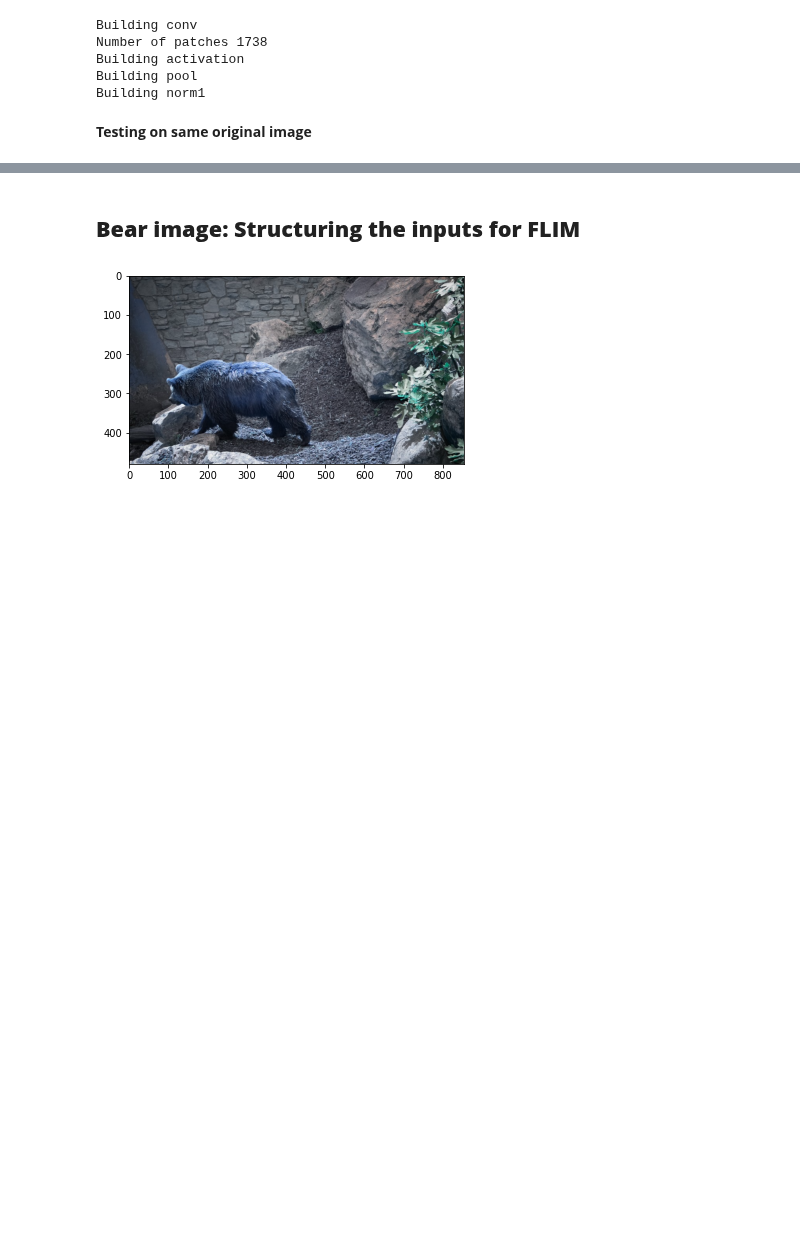
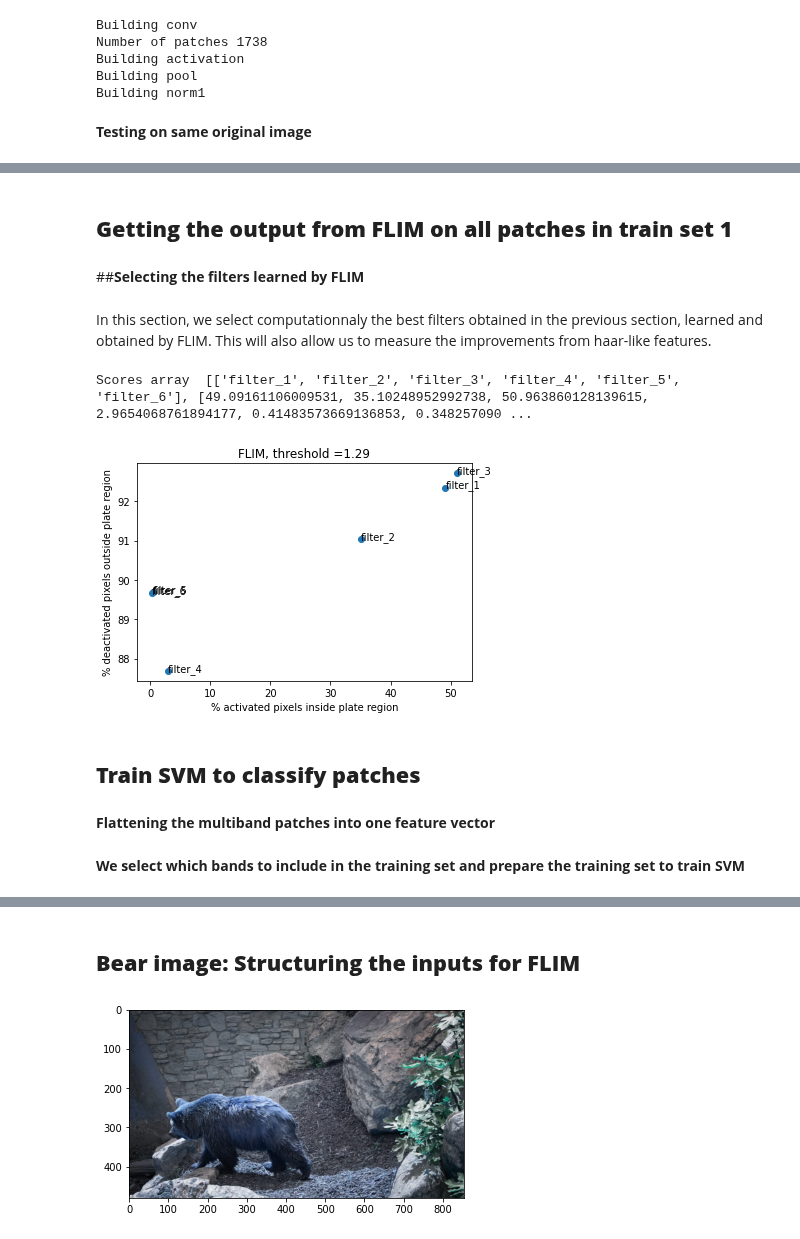
Before and after one commit to aissahm/image_analysis, a Jupyter notebook: FLIM_experiment.ipynb, the cells around one changed output, grey strips where cells are left out. Cells and saved outputs as stored; diff of their text form; code cells hidden in the pictures; blank space fills up the shorter version.

```diff
--- a/FLIM_experiment.ipynb
+++ b/FLIM_experiment.ipynb
@@ -276,0 +749,44 @@ output shape : torch.Size([1, 6, 61, 101])
+# %% [markdown]
+## **Getting the output from FLIM on all patches in train set 1**
+# %%
+#function that returns the output from the FLIM model
+def returnOutputFromFLIMForPatch(inputimage, FLIMmodel):
+  #Normalize
+  inputimage = inputimage/(np.array([[116], [500], [200]])).reshape(1, 1, 3)
+  inputimage = inputimage.astype(np.float32)
+  imgarray = torch.from_numpy(inputimage).permute(2, 0, 1).float().unsqueeze(0)
+  out = FLIMmodel.feature_extractor.forward(imgarray)
+  FLIMoutput = out.detach().numpy()
+  return FLIMoutput[0]
+# %%
+foldername = "/content/lab_train1/"
+
+FLIMmodelBatchOutput = []
+
+for imagename in os.listdir(foldername):
+    subimage = cv2.imread(foldername + imagename)
+    FLMIMultiBandImage = returnOutputFromFLIMForPatch(subimage, model)
+    FLIMmodelBatchOutput.append([imagename, FLMIMultiBandImage])
+# %% [markdown]
+##**Selecting the filters learned by FLIM**
+# %% [markdown]
+In this section, we select computationnaly the best filters obtained in the previous section, learned and obtained by FLIM. This will also allow us to measure the improvements from haar-like features.
+# %%
+#FLIMResultsDF = computeResultsScores(modelname, modelOutputResult, foldername, maskFolderPath, activationThreshold = 0)
+
+foldername = "lab_train1"
+maskFolderPath = "/content/plates/"
+
+activationThresholdValue = 1.29
+
+titlestring = "FLIM, threshold =" + str(activationThresholdValue)
+dfresults = computeResultsScores("FLIM", FLIMmodelBatchOutput, foldername, maskFolderPath, activationThresholdValue)
+scoresarray = computeScoresPerKernel(dfresults)
+plotScores(titlestring, scoresarray)
+# %% [output]
+Scores array  [['filter_1', 'filter_2', 'filter_3', 'filter_4', 'filter_5', 'filter_6'], [49.09161106009531, 35.10248952992738, 50.963860128139615, 2.9654068761894177, 0.41483573669136853, 0.348257090 ...
+[figure, added]
+# %% [markdown]
+## **Train SVM to classify patches**
+# %% [markdown]
+**Flattening the multiband patches into one feature vector**
@@ -276,0 +836,2 @@ output shape : torch.Size([1, 6, 61, 101])
+# %% [markdown]
+**We select which bands to include in the training set and prepare the training set to train SVM**
```
Also changed, not shown: parts of 33 cells of this notebook.
